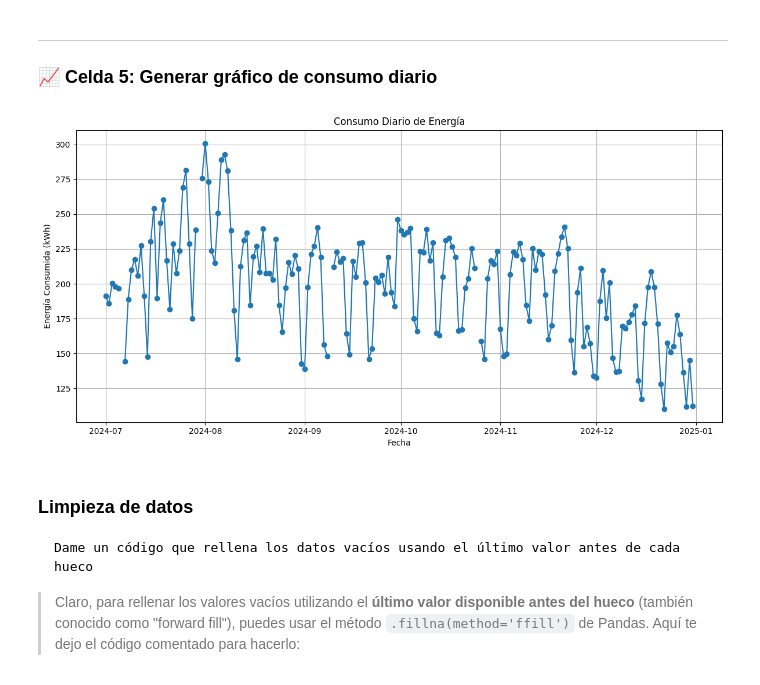
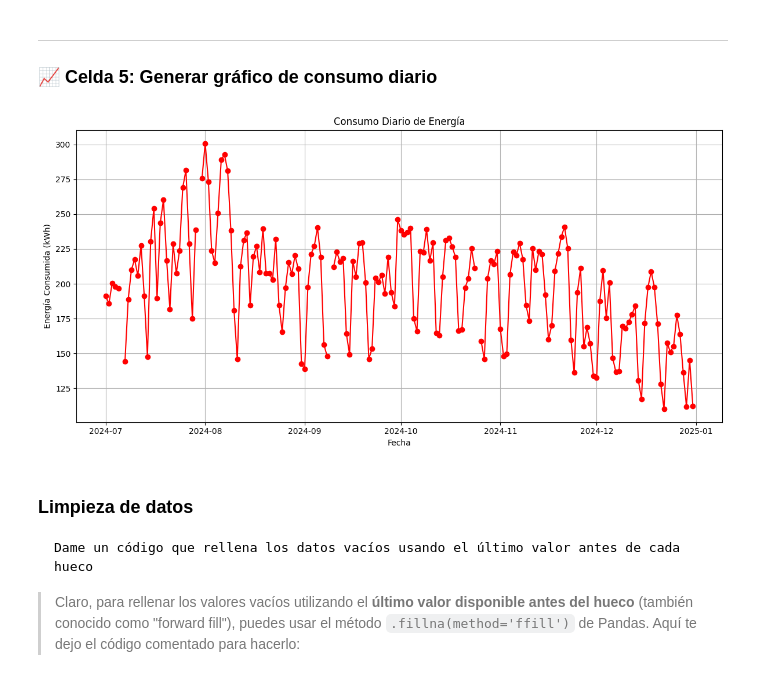
Before and after one commit to jorgballesteros/ibbi, a Jupyter notebook: M6. Introducción a LLMs en Ciencia de Datos/materiales/m6_e3_codigo_llm.ipynb, the cells around one changed output. Saved outputs shown, nothing was run; the diff lists cells and outputs as text; code cells hidden in the pictures.

```diff
--- a/M6. Introducción a LLMs en Ciencia de Datos/materiales/m6_e3_codigo_llm.ipynb
+++ b/M6. Introducción a LLMs en Ciencia de Datos/materiales/m6_e3_codigo_llm.ipynb
@@ -92,22 +92,22 @@ Media de energía consumida (kWh): 198.49
 # %%
 # Asegurarse de que la columna Fecha sea de tipo datetime
 df["Fecha"] = pd.to_datetime(df["Fecha"])
 
 # Crear un gráfico de líneas del consumo diario
 plt.figure(figsize=(12, 6))
-plt.plot(df["Fecha"], df["Energia Consumida"], marker='o')
+plt.plot(df["Fecha"], df["Energia Consumida"], color="red", marker='o')
 
 # Añadir etiquetas y título
 plt.xlabel("Fecha")
 plt.ylabel("Energía Consumida (kWh)")
 plt.title("Consumo Diario de Energía")
 plt.grid(True)
 
 # Mostrar el gráfico
 plt.tight_layout()
 plt.show()
 # %% [output]
-[figure, old version]
+[figure, new version]
 # %% [markdown]
 ### Limpieza de datos
 
```
Also changed, not shown: 7 other files.
